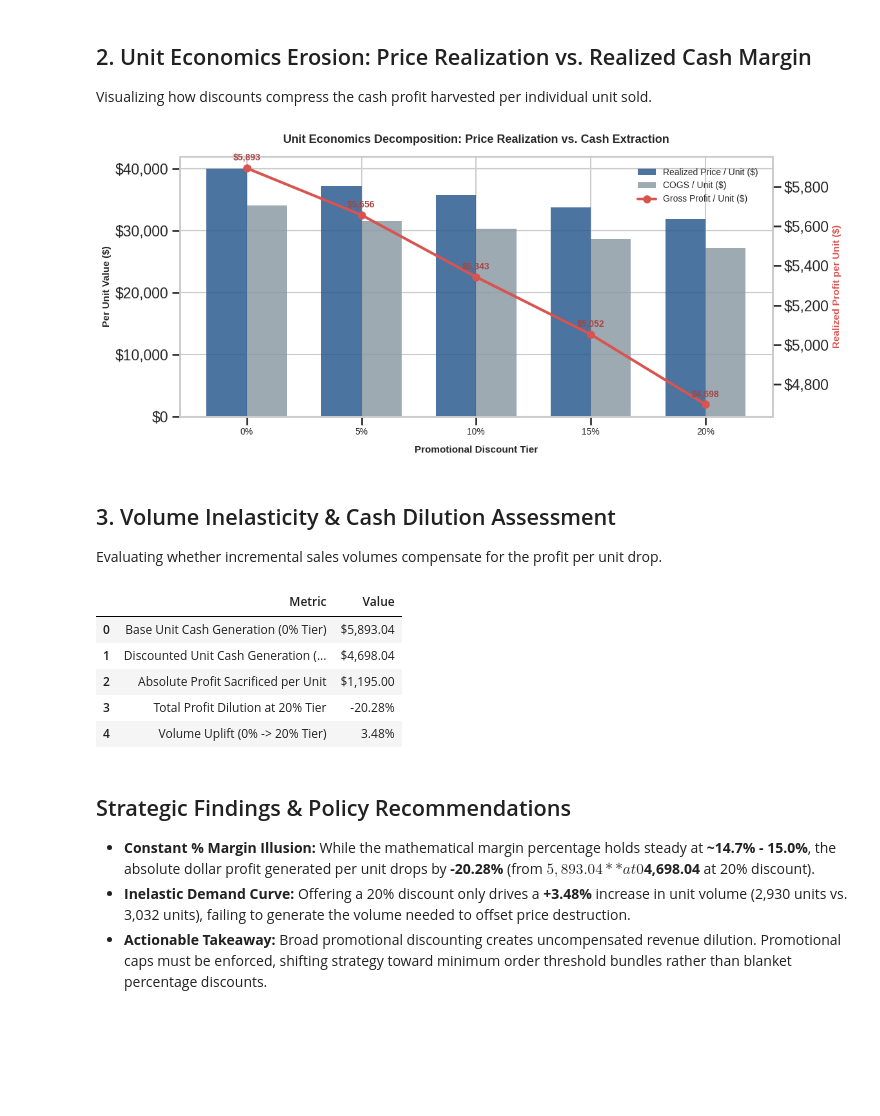
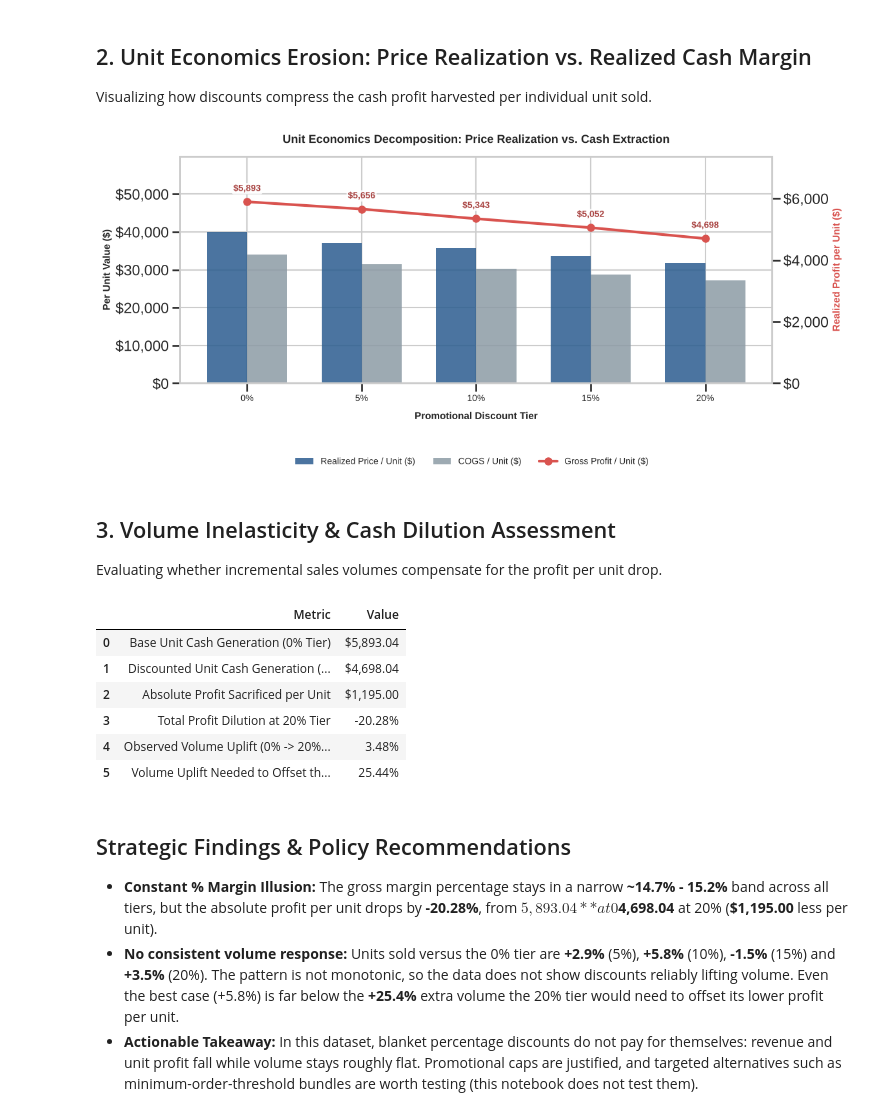
Before and after one commit to KuzevaStasy/E-commerce-Profitability-P-L-Analysis, a Jupyter notebook: notebooks/discount.ipynb, the cells around one changed output. Saved outputs shown, nothing was run; the diff lists cells and outputs as text; code cells hidden in the pictures; blank space fills up the shorter version.

```diff
--- a/notebooks/discount.ipynb
+++ b/notebooks/discount.ipynb
@@ -21,7 +21,19 @@ sns.set_context("talk")
 plt.rcParams["figure.figsize"] = (10, 5)
 
 # Load data
-df = pd.read_csv("sample_data/data/Ecommerce_Sales_Data_2024_2025.csv")
+# Locate the dataset: works locally (from the repo root or notebooks/) and in Colab (after cloning the repo)
+from pathlib import Path
+
+DATA_FILE = "Ecommerce_Sales_Data_2024_2025.csv"
+candidates = [
+    Path("data") / DATA_FILE,
+    Path("..") / "data" / DATA_FILE,
+    Path("/content/E-commerce-Profitability-P-L-Analysis/data") / DATA_FILE,
+]
+data_path = next((p for p in candidates if p.exists()), None)
+if data_path is None:
+    raise FileNotFoundError(f"{DATA_FILE} not found. Run from the repo root or notebooks/ folder. Tried: {[str(p) for p in candidates]}")
+df = pd.read_csv(data_path)
 
 # Clean Dates
 df['Order Date'] = pd.to_datetime(df['Order Date'], format='%m/%d/%y', errors='coerce')
@@ -50,6 +65,8 @@ discount_summary['AOV'] = discount_summary['Gross_Revenue'] / discount_summary['
 # Calculation of Cash Dilution vs. Baseline (0% Discount)
 base_profit_unit = discount_summary.loc[discount_summary['Discount'] == 0, 'Profit_per_Unit'].values[0]
 discount_summary['Unit_Cash_Dilution_%'] = (discount_summary['Profit_per_Unit'] - base_profit_unit) / base_profit_unit
+base_units = discount_summary.loc[discount_summary['Discount'] == 0, 'Units_Sold'].values[0]
+discount_summary['Volume_vs_Base_%'] = discount_summary['Units_Sold'] / base_units - 1
 
 # Executive Formatted Display Table
 display_table = discount_summary.copy()
@@ -62,10 +79,11 @@ display_table['Realized Price/Unit'] = display_table['Realized_Price_per_Unit'].
 display_table['Profit/Unit'] = display_table['Profit_per_Unit'].map("${:,.2f}".format)
 display_table['Gross Margin %'] = display_table['Gross_Margin_%'].map("{:.2%}".format)
 display_table['Unit Profit Dilution'] = display_table['Unit_Cash_Dilution_%'].map("{:.2%}".format)
+display_table['Units vs 0% Tier'] = display_table['Volume_vs_Base_%'].map("{:+.2%}".format)
 
 display_table[[
     'Discount Tier', 'Orders', 'Units Sold', 'Gross Revenue',
-    'Gross Profit', 'Realized Price/Unit', 'Profit/Unit', 'Gross Margin %', 'Unit Profit Dilution'
+    'Gross Profit', 'Realized Price/Unit', 'Profit/Unit', 'Gross Margin %', 'Unit Profit Dilution', 'Units vs 0% Tier'
 ]]
 # %% [output]
 |  | Discount Tier | Orders | Units Sold | Gross Revenue | Gross Profit | Realized Price/Unit | Profit/Unit | ... |
@@ -82,55 +100,70 @@ Visualizing how discounts compress the cash profit harvested per individual unit
 fig, ax1 = plt.subplots(figsize=(12, 5.5))
 
 discount_labels = [f"{d}%" for d in discount_summary['Discount']]
 x = np.arange(len(discount_labels))
 width = 0.35
 
 # Realized Price vs. COGS
 rects1 = ax1.bar(x - width/2, discount_summary['Realized_Price_per_Unit'], width, label='Realized Price / Unit ($)', color='#2b5c8f', alpha=0.85)
 rects2 = ax1.bar(x + width/2, discount_summary['COGS_per_Unit'], width, label='COGS / Unit ($)', color='#8c9ba5', alpha=0.85)
 
 ax1.set_ylabel('Per Unit Value ($)', fontsize=11, fontweight='bold')
 ax1.set_xlabel('Promotional Discount Tier', fontsize=11, fontweight='bold', labelpad=10)
 ax1.set_xticks(x)
 ax1.set_xticklabels(discount_labels, fontsize=10)
 ax1.yaxis.set_major_formatter(ticker.FuncFormatter(lambda y, p: f"${y:,.0f}"))
 
 # Dual-Axis for Unit Profit Erosion
 ax2 = ax1.twinx()
 ax2.plot(x, discount_summary['Profit_per_Unit'], color='#d9534f', marker='o', linewidth=3, markersize=8, label='Gross Profit / Unit ($)')
 ax2.set_ylabel('Realized Profit per Unit ($)', fontsize=11, color='#d9534f', fontweight='bold')
 ax2.yaxis.set_major_formatter(ticker.FuncFormatter(lambda y, p: f"${y:,.0f}"))
 ax2.grid(False)
 
+# Zero-based axes so the size of the drop is not exaggerated; headroom keeps the profit line above the bars
+ax1.set_ylim(0, discount_summary['Realized_Price_per_Unit'].max() * 1.5)
+ax2.set_ylim(0, discount_summary['Profit_per_Unit'].max() * 1.25)
+
 # Add data labels for Profit per unit
 for i, txt in enumerate(discount_summary['Profit_per_Unit']):
-    ax2.annotate(f"${txt:,.0f}", (x[i], txt + 40), fontsize=10, ha='center', fontweight='bold', color='#a94442')
+    ax2.annotate(f"${txt:,.0f}", (x[i], txt), xytext=(0, 12), textcoords='offset points', fontsize=10, ha='center',
+                 fontweight='bold', color='#a94442', bbox=dict(boxstyle='round,pad=0.15', fc='white', ec='none', alpha=0.85))
 
 plt.title('Unit Economics Decomposition: Price Realization vs. Cash Extraction', fontsize=13, fontweight='bold', pad=15)
-fig.legend(loc='upper right', bbox_to_anchor=(0.88, 0.88), fontsize=10)
 plt.tight_layout()
+fig.subplots_adjust(bottom=0.25)
+fig.legend(loc='lower center', ncol=3, fontsize=10, frameon=False)
 plt.show()
 # %% [output]
-[figure, old version]
+[figure, new version]
 # %% [markdown]
 ## 3. Volume Inelasticity & Cash Dilution Assessment
 Evaluating whether incremental sales volumes compensate for the profit per unit drop.
 # %%
 # Volume vs Profit Decay Matrix
+base = discount_summary.loc[discount_summary['Discount'] == 0].iloc[0]
+top = discount_summary.loc[discount_summary['Discount'] == 20].iloc[0]
+
+observed_uplift = top['Units_Sold'] / base['Units_Sold'] - 1
+# Extra unit volume the 20% tier would need for its total gross profit to match the 0% tier
+breakeven_uplift = base['Profit_per_Unit'] / top['Profit_per_Unit'] - 1
+
 decay_matrix = pd.DataFrame({
     "Metric": [
         "Base Unit Cash Generation (0% Tier)",
         "Discounted Unit Cash Generation (20% Tier)",
         "Absolute Profit Sacrificed per Unit",
         "Total Profit Dilution at 20% Tier",
-        "Volume Uplift (0% -> 20% Tier)"
+        "Observed Volume Uplift (0% -> 20% Tier)",
+        "Volume Uplift Needed to Offset the Unit Profit Drop"
     ],
     "Value": [
-        f"${discount_summary.loc[discount_summary['Discount']==0, 'Profit_per_Unit'].values[0]:,.2f}",
-        f"${discount_summary.loc[discount_summary['Discount']==20, 'Profit_per_Unit'].values[0]:,.2f}",
-        f"${(discount_summary.loc[discount_summary['Discount']==0, 'Profit_per_Unit'].values[0] - discount_summary.loc[discount_summary['Discount']==20, 'Profit_per_Unit'].values[0]):,.2f}",
-        f"{discount_summary.loc[discount_summary['Discount']==20, 'Unit_Cash_Dilution_%'].values[0]:.2%}",
-        f"{(discount_summary.loc[discount_summary['Discount']==20, 'Units_Sold'].values[0] / discount_summary.loc[discount_summary['Discount']==0, 'Units_Sold'].values[0] - 1):.2%}"
+        f"${base['Profit_per_Unit']:,.2f}",
+        f"${top['Profit_per_Unit']:,.2f}",
+        f"${base['Profit_per_Unit'] - top['Profit_per_Unit']:,.2f}",
+        f"{top['Unit_Cash_Dilution_%']:.2%}",
+        f"{observed_uplift:.2%}",
+        f"{breakeven_uplift:.2%}"
     ]
 })
 
@@ -141,10 +174,11 @@ decay_matrix
 | 1 | Discounted Unit Cash Generation (... | $4,698.04 |
 | 2 | Absolute Profit Sacrificed per Unit | $1,195.00 |
 | 3 | Total Profit Dilution at 20% Tier | -20.28% |
-| 4 | Volume Uplift (0% -> 20% Tier) | 3.48% |
+| 4 | Observed Volume Uplift (0% -> 20%... | 3.48% |
+| 5 | Volume Uplift Needed to Offset th... | 25.44% |
 # %% [markdown]
 ## Strategic Findings & Policy Recommendations
 
-- **Constant % Margin Illusion:** While the mathematical margin percentage holds steady at **~14.7% - 15.0%**, the absolute dollar profit generated per unit drops by **-20.28%** (from **$5,893.04** at 0% discount down to **$4,698.04** at 20% discount).
-- **Inelastic Demand Curve:** Offering a 20% discount only drives a **+3.48%** increase in unit volume (2,930 units vs. 3,032 units), failing to generate the volume needed to offset price destruction.
-- **Actionable Takeaway:** Broad promotional discounting creates uncompensated revenue dilution. Promotional caps must be enforced, shifting strategy toward minimum order threshold bundles rather than blanket percentage discounts.
+- **Constant % Margin Illusion:** The gross margin percentage stays in a narrow **~14.7% - 15.2%** band across all tiers, but the absolute profit per unit drops by **-20.28%**, from **$5,893.04** at 0% discount to **$4,698.04** at 20% (**$1,195.00** less per unit).
+- **No consistent volume response:** Units sold versus the 0% tier are **+2.9%** (5%), **+5.8%** (10%), **-1.5%** (15%) and **+3.5%** (20%). The pattern is not monotonic, so the data does not show discounts reliably lifting volume. Even the best case (+5.8%) is far below the **+25.4%** extra volume the 20% tier would need to offset its lower profit per unit.
+- **Actionable Takeaway:** In this dataset, blanket percentage discounts do not pay for themselves: revenue and unit profit fall while volume stays roughly flat. Promotional caps are justified, and targeted alternatives such as minimum-order-threshold bundles are worth testing (this notebook does not test them).
```
Also changed, not shown: parts of 1 cell of this notebook.
